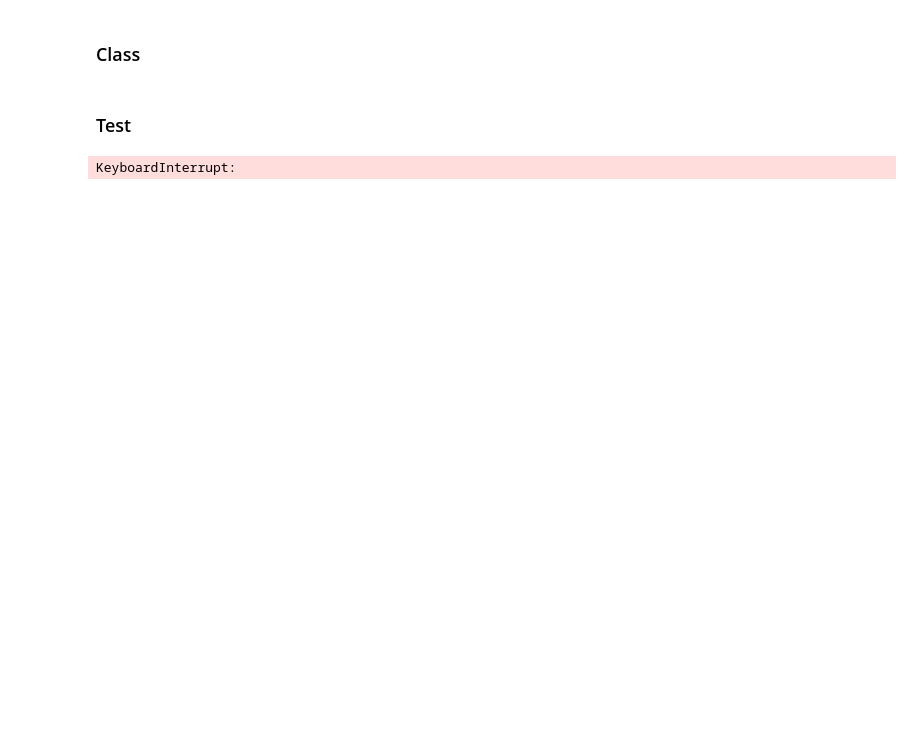
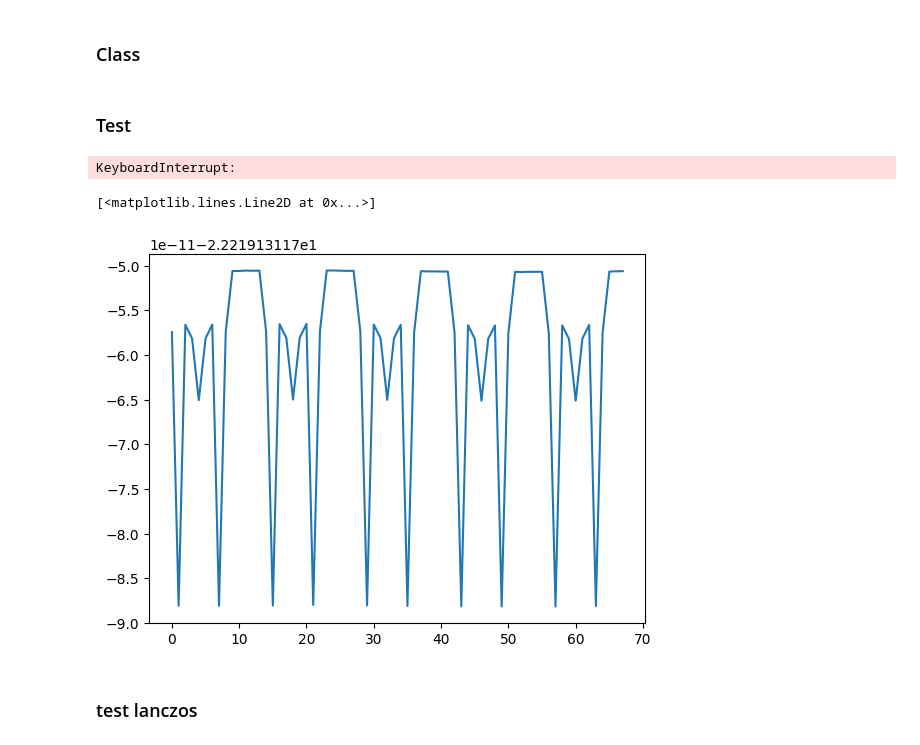
Before and after one commit to pietrorichelli/dmrg, a Jupyter notebook: dev/dev.ipynb, the cells around one changed output. Saved outputs shown, nothing was run; the diff lists cells and outputs as text; code cells hidden in the pictures; blank space fills up the shorter version.

Commit message:
fix 1 bug lanczos

```diff
--- a/dev/dev.ipynb
+++ b/dev/dev.ipynb
@@ -311,9 +418,9 @@ class MPO_AL():
 # %%
 L = 18
 mps = MPS(L,d=4)
-h = MPO_AL(t_1=-1,t_2=-1,U=20,e_A=10,mu=5)
+h = MPO_AL(.1,.2,.3,.4,.5)
 cont = CONT(mps,h)
-sys = dmrg(cont,chi=2)
+sys = dmrg(cont,chi=2,k=100)
 obs = observables(mps)
 mps.random()
 cont.random()
@@ -331,18 +438,23 @@ EE_pre = []
 k = 0
 
 
-for site,dir in mps.first_sweep():
+for site,dir in tqdm(mps.first_sweep()):
     # print(site)
     En,_ = sys.step2sites(site,dir=dir,stage='Final')
     # EE.append(En)
 
-for site,dir in mps.sweep():
-    En,_ = sys.step2sites(site,dir=dir)
+for site,dir in tqdm(mps.sweep()):
+    En,_ = sys.step2sites(site,dir=dir,exc='off')
     EE.append(En)
 
-for site,dir in mps.sweep():
-    En,_ = sys.step2sites(site,dir=dir)
-    EE.append(En)
+k = 0
+while True:
+    for site,dir in tqdm(mps.sweep()):
+        En,_ = sys.step2sites(site,dir=dir,exc='off')
+        EE.append(En)
+    k += 1
+    if k == 5:
+        break
 
 # # Final sweep to store observables
 # for site,dir in mps.right_sweep():
@@ -379,6 +491,11 @@ for site,dir in mps.sweep():
 # plt.plot(EE[1:])
 # %% [output]
 KeyboardInterrupt:
+# %%
+plt.plot(EE[100:])
+# %% [output]
+[<matplotlib.lines.Line2D at 0x...>]
+[figure, added]
 # %%
 from itertools import product
 dim = [4,2,2]
@@ -391,3 +508,5 @@ for i in product(*ranges):
 d=4
 a = np.reshape(np.identity(d**2)[:,:d],(d,d,d))
 np.tensordot(a,a,((0,1),(0,1)))
+# %% [markdown]
+### test lanczos
```
Also changed, not shown: parts of 27 cells of this notebook, 1 other file.
